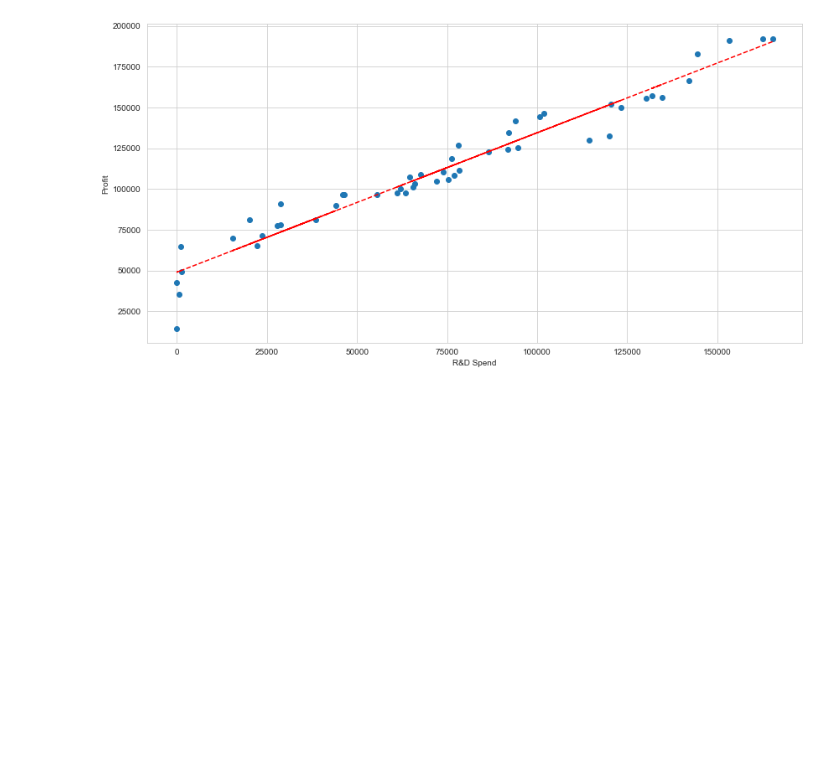
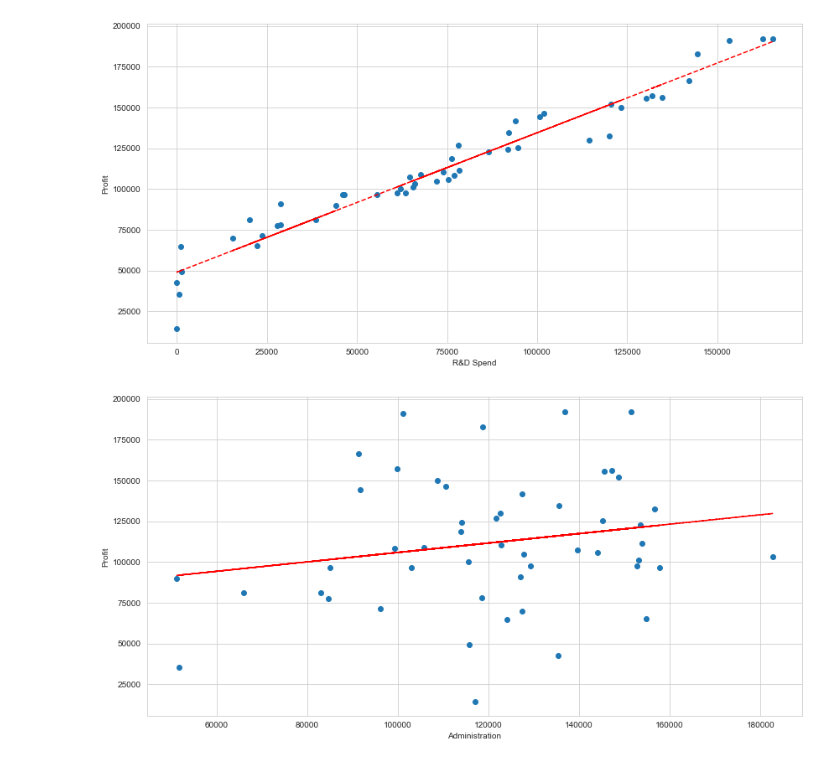
Before and after one commit to msanchezr99/ProblemSets, a Jupyter notebook: Regresion_startups.ipynb, the cells around one changed output. Cells and saved outputs as stored; diff of their text form; code cells hidden in the pictures; blank space fills up the shorter version.

```diff
--- a/Regresion_startups.ipynb
+++ b/Regresion_startups.ipynb
@@ -64,3 +64,16 @@ plt.plot(x,p(x),"r--")
 plt.show()
 # %% [output]
 [figure]
+# %%
+x = data['Administration']
+y = data['Profit']
+fig, ax = plt.subplots(figsize=(14, 7))
+ax.scatter(x , y )
+plt.xlabel('Administration')
+plt.ylabel('Profit')
+z = np.polyfit(x, y, 1)
+p = np.poly1d(z)
+plt.plot(x,p(x),"r--")
+plt.show()
+# %% [output]
+[figure, added]
```
Also changed, not shown: parts of 2 cells of this notebook, 1 other file.
